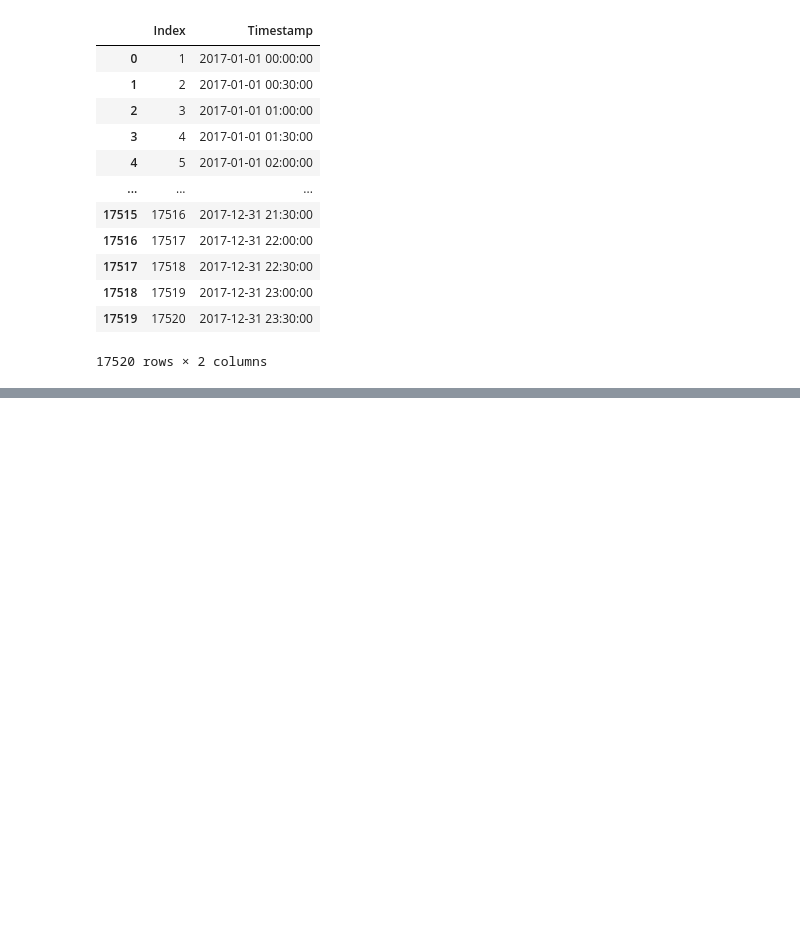
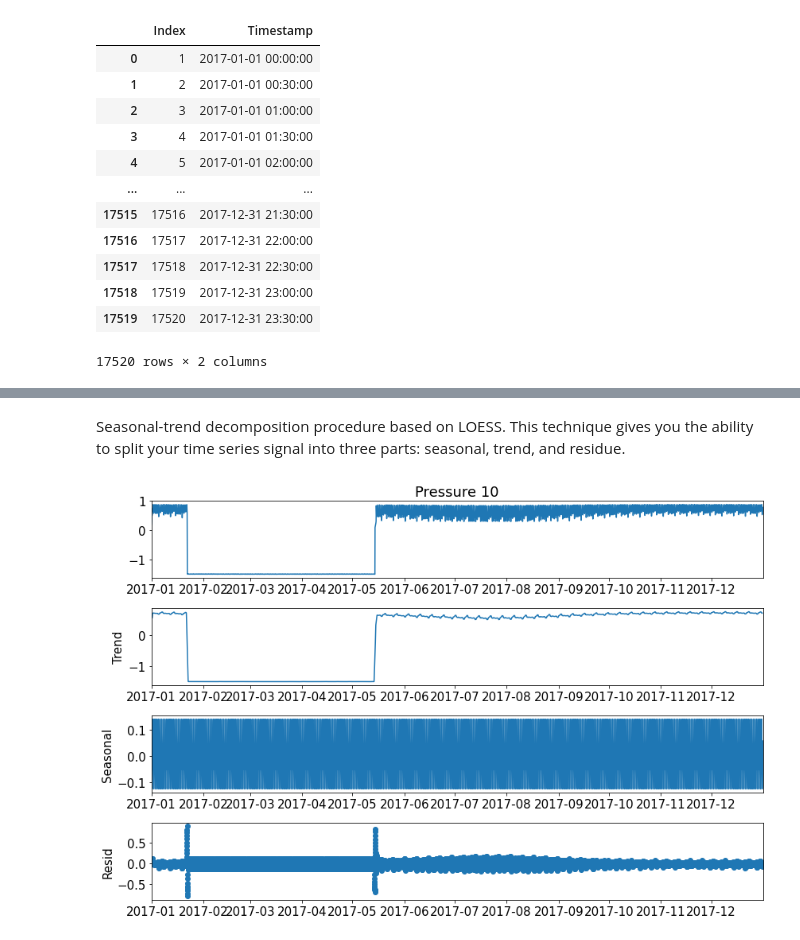
Before and after one commit to cyrjol/projet_bd, a Jupyter notebook: time series.ipynb, the cells around one changed output, grey strips where cells are left out. Saved outputs shown, nothing was run; the diff lists cells and outputs as text; code cells hidden in the pictures; blank space fills up the shorter version.

```diff
--- a/time series.ipynb
+++ b/time series.ipynb
@@ -64,0 +136,2 @@ df
+# %%
+data = pd.read_csv('C:/Users/cjoly/projet/Net1_CMH/Scenario-506/data.csv', parse_dates=['timestamp'], index_col='timestamp')
@@ -64,0 +155,10 @@ df
+# %% [markdown]
+Seasonal-trend decomposition procedure based on LOESS. This technique gives you the ability to split your time series signal into three parts: seasonal, trend, and residue.
+# %%
+plt.rc('figure',figsize=(12,8))
+plt.rc('font',size=15)
+
+result = seasonal_decompose(data['Pressure 10'],model='additive')
+fig = result.plot()
+# %% [output]
+[figure, added]
```
Also changed, not shown: parts of 42 cells of this notebook.
